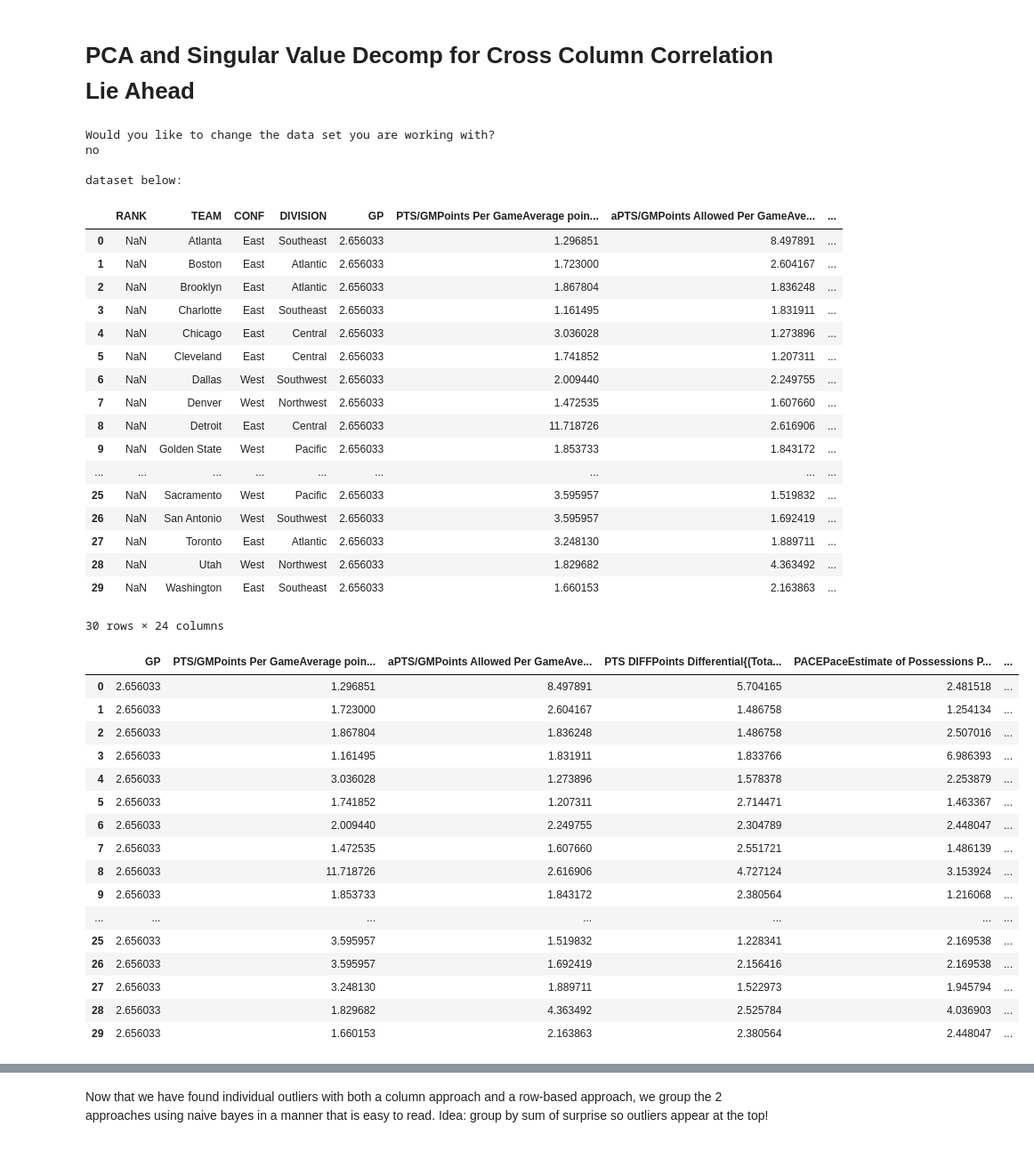
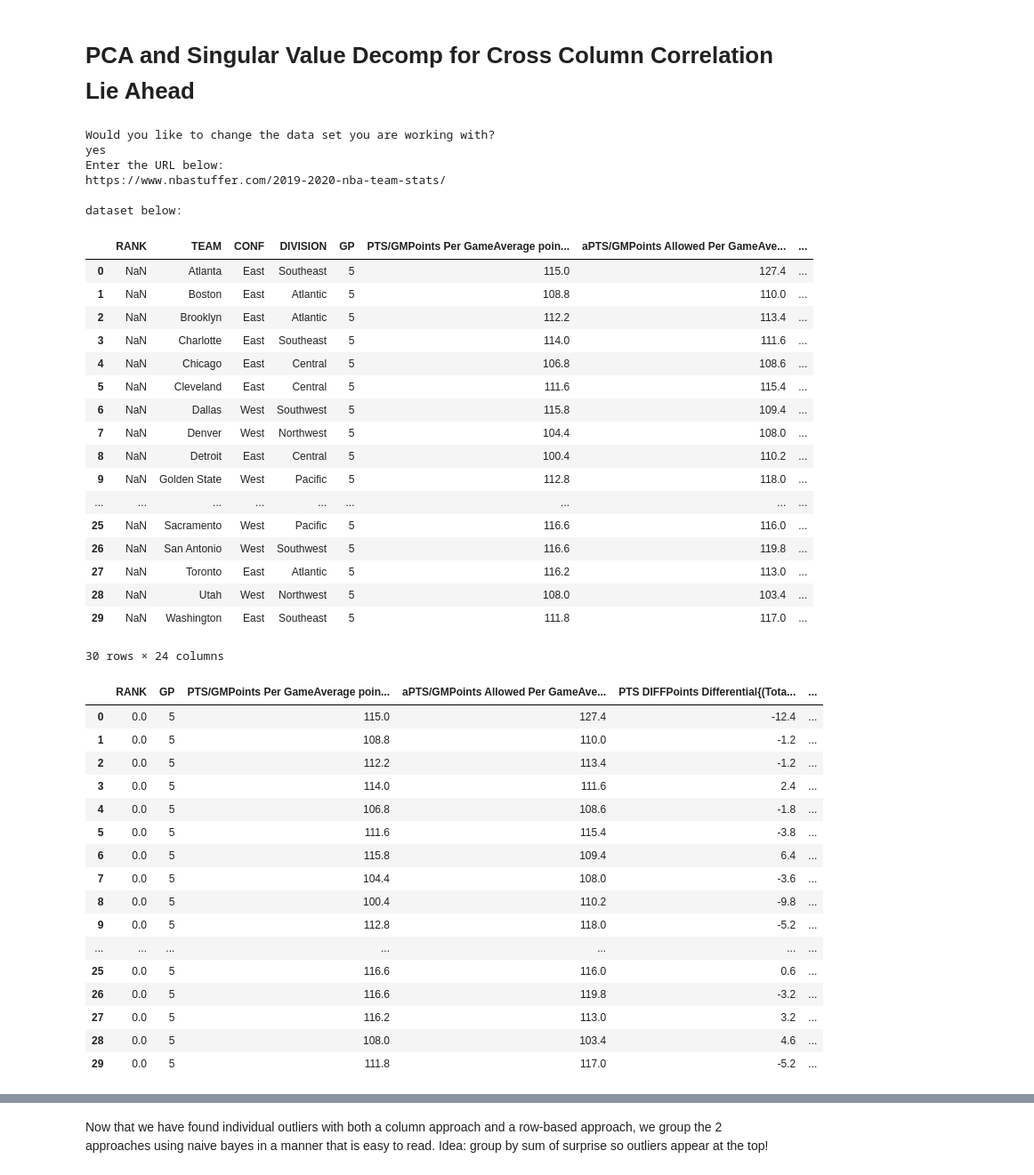
Before and after one commit to gilpasternak35/Likelihood, a Jupyter notebook: likelihood-public.ipynb, the cells around one changed output, grey strips where cells are left out. Shown at 89% size. Cells and saved outputs as stored; diff of their text form; code cells hidden in the pictures.

```diff
--- a/likelihood-public.ipynb
+++ b/likelihood-public.ipynb
@@ -615,7 +616,7 @@ def loader(first_table):
         print("Enter the URL below:")
         nam = input()
         frame = pd.read_html(nam)
-        table = frame[0]
+        table = frame[1]
         return table
     else:
         return first_table
@@ -624,57 +625,59 @@ print("\ndataset below:")
 first_table
 # %% [output]
 Would you like to change the data set you are working with?
-no
+yes
+Enter the URL below:
+https://www.nbastuffer.com/2019-2020-nba-team-stats/
 
 dataset below:
 |  | RANK | TEAM | CONF | DIVISION | GP | PTS/GMPoints Per GameAverage poin... | aPTS/GMPoints Allowed Per GameAve... | ... |
-| 0 | NaN | Atlanta | East | Southeast | 2.656033 | 1.296851 | 8.497891 | ... |
-| 1 | NaN | Boston | East | Atlantic | 2.656033 | 1.723000 | 2.604167 | ... |
-| 2 | NaN | Brooklyn | East | Atlantic | 2.656033 | 1.867804 | 1.836248 | ... |
-| 3 | NaN | Charlotte | East | Southeast | 2.656033 | 1.161495 | 1.831911 | ... |
-| 4 | NaN | Chicago | East | Central | 2.656033 | 3.036028 | 1.273896 | ... |
-| 5 | NaN | Cleveland | East | Central | 2.656033 | 1.741852 | 1.207311 | ... |
-| 6 | NaN | Dallas | West | Southwest | 2.656033 | 2.009440 | 2.249755 | ... |
-| 7 | NaN | Denver | West | Northwest | 2.656033 | 1.472535 | 1.607660 | ... |
-| 8 | NaN | Detroit | East | Central | 2.656033 | 11.718726 | 2.616906 | ... |
-| 9 | NaN | Golden State | West | Pacific | 2.656033 | 1.853733 | 1.843172 | ... |
+| 0 | NaN | Atlanta | East | Southeast | 5 | 115.0 | 127.4 | ... |
+| 1 | NaN | Boston | East | Atlantic | 5 | 108.8 | 110.0 | ... |
+| 2 | NaN | Brooklyn | East | Atlantic | 5 | 112.2 | 113.4 | ... |
+| 3 | NaN | Charlotte | East | Southeast | 5 | 114.0 | 111.6 | ... |
+| 4 | NaN | Chicago | East | Central | 5 | 106.8 | 108.6 | ... |
+| 5 | NaN | Cleveland | East | Central | 5 | 111.6 | 115.4 | ... |
+| 6 | NaN | Dallas | West | Southwest | 5 | 115.8 | 109.4 | ... |
+| 7 | NaN | Denver | West | Northwest | 5 | 104.4 | 108.0 | ... |
+| 8 | NaN | Detroit | East | Central | 5 | 100.4 | 110.2 | ... |
+| 9 | NaN | Golden State | West | Pacific | 5 | 112.8 | 118.0 | ... |
 | ... | ... | ... | ... | ... | ... | ... | ... | ... |
-| 25 | NaN | Sacramento | West | Pacific | 2.656033 | 3.595957 | 1.519832 | ... |
-| 26 | NaN | San Antonio | West | Southwest | 2.656033 | 3.595957 | 1.692419 | ... |
-| 27 | NaN | Toronto | East | Atlantic | 2.656033 | 3.248130 | 1.889711 | ... |
-| 28 | NaN | Utah | West | Northwest | 2.656033 | 1.829682 | 4.363492 | ... |
-| 29 | NaN | Washington | East | Southeast | 2.656033 | 1.660153 | 2.163863 | ... |
+| 25 | NaN | Sacramento | West | Pacific | 5 | 116.6 | 116.0 | ... |
+| 26 | NaN | San Antonio | West | Southwest | 5 | 116.6 | 119.8 | ... |
+| 27 | NaN | Toronto | East | Atlantic | 5 | 116.2 | 113.0 | ... |
+| 28 | NaN | Utah | West | Northwest | 5 | 108.0 | 103.4 | ... |
+| 29 | NaN | Washington | East | Southeast | 5 | 111.8 | 117.0 | ... |
 30 rows × 24 columns
 # %%
 def pcaPrep(first_table):
 # Finding all numerical components of the table so that pca can function
     tabl = first_table.select_dtypes(include = [np.number])
-    tabl = tabl.dropna(1)
+    tabl = tabl.replace({np.nan:0})
     return tabl
 
 tabl = pcaPrep(first_table)
 scaled_data = StandardScaler().fit_transform(tabl)
 # Creating a PCA object
 pca = PCA(n_components = (tabl.shape[1]))
 tabl
 # %% [output]
-|  | GP | PTS/GMPoints Per GameAverage poin... | aPTS/GMPoints Allowed Per GameAve... | PTS DIFFPoints Differential{(Tota... | PACEPaceEstimate of Possessions P... | ... |
-| 0 | 2.656033 | 1.296851 | 8.497891 | 5.704165 | 2.481518 | ... |
-| 1 | 2.656033 | 1.723000 | 2.604167 | 1.486758 | 1.254134 | ... |
-| 2 | 2.656033 | 1.867804 | 1.836248 | 1.486758 | 2.507016 | ... |
-| 3 | 2.656033 | 1.161495 | 1.831911 | 1.833766 | 6.986393 | ... |
-| 4 | 2.656033 | 3.036028 | 1.273896 | 1.578378 | 2.253879 | ... |
-| 5 | 2.656033 | 1.741852 | 1.207311 | 2.714471 | 1.463367 | ... |
-| 6 | 2.656033 | 2.009440 | 2.249755 | 2.304789 | 2.448047 | ... |
-| 7 | 2.656033 | 1.472535 | 1.607660 | 2.551721 | 1.486139 | ... |
-| 8 | 2.656033 | 11.718726 | 2.616906 | 4.727124 | 3.153924 | ... |
-| 9 | 2.656033 | 1.853733 | 1.843172 | 2.380564 | 1.216068 | ... |
+|  | RANK | GP | PTS/GMPoints Per GameAverage poin... | aPTS/GMPoints Allowed Per GameAve... | PTS DIFFPoints Differential{(Tota... | ... |
+| 0 | 0.0 | 5 | 115.0 | 127.4 | -12.4 | ... |
+| 1 | 0.0 | 5 | 108.8 | 110.0 | -1.2 | ... |
+| 2 | 0.0 | 5 | 112.2 | 113.4 | -1.2 | ... |
+| 3 | 0.0 | 5 | 114.0 | 111.6 | 2.4 | ... |
+| 4 | 0.0 | 5 | 106.8 | 108.6 | -1.8 | ... |
+| 5 | 0.0 | 5 | 111.6 | 115.4 | -3.8 | ... |
+| 6 | 0.0 | 5 | 115.8 | 109.4 | 6.4 | ... |
+| 7 | 0.0 | 5 | 104.4 | 108.0 | -3.6 | ... |
+| 8 | 0.0 | 5 | 100.4 | 110.2 | -9.8 | ... |
+| 9 | 0.0 | 5 | 112.8 | 118.0 | -5.2 | ... |
 | ... | ... | ... | ... | ... | ... | ... |
-| 25 | 2.656033 | 3.595957 | 1.519832 | 1.228341 | 2.169538 | ... |
-| 26 | 2.656033 | 3.595957 | 1.692419 | 2.156416 | 2.169538 | ... |
-| 27 | 2.656033 | 3.248130 | 1.889711 | 1.522973 | 1.945794 | ... |
-| 28 | 2.656033 | 1.829682 | 4.363492 | 2.525784 | 4.036903 | ... |
-| 29 | 2.656033 | 1.660153 | 2.163863 | 2.380564 | 2.448047 | ... |
+| 25 | 0.0 | 5 | 116.6 | 116.0 | 0.6 | ... |
+| 26 | 0.0 | 5 | 116.6 | 119.8 | -3.2 | ... |
+| 27 | 0.0 | 5 | 116.2 | 113.0 | 3.2 | ... |
+| 28 | 0.0 | 5 | 108.0 | 103.4 | 4.6 | ... |
+| 29 | 0.0 | 5 | 111.8 | 117.0 | -5.2 | ... |
 # %%
 def obtainPCAVals(componentNum):
     pca = PCA(n_components = componentNum)
```
Also changed, not shown: parts of 11 cells of this notebook.
